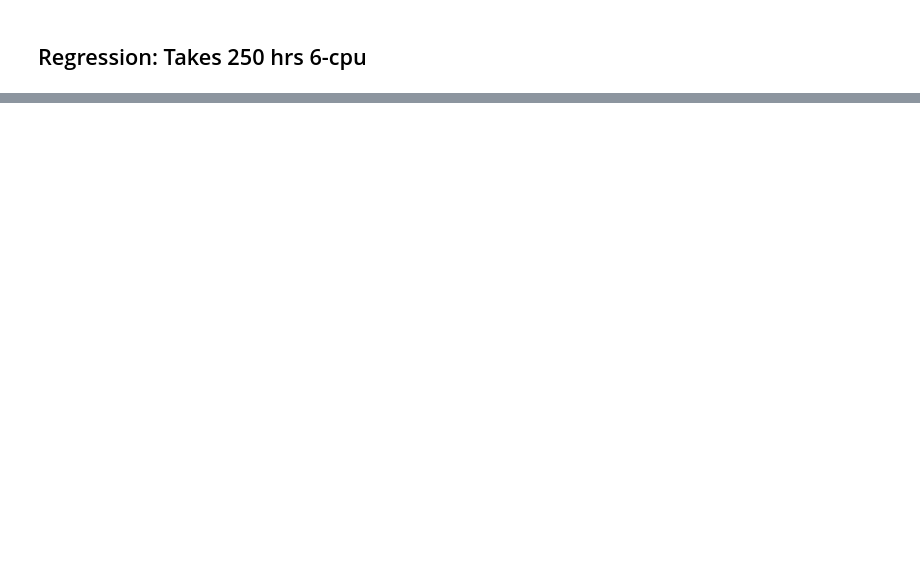
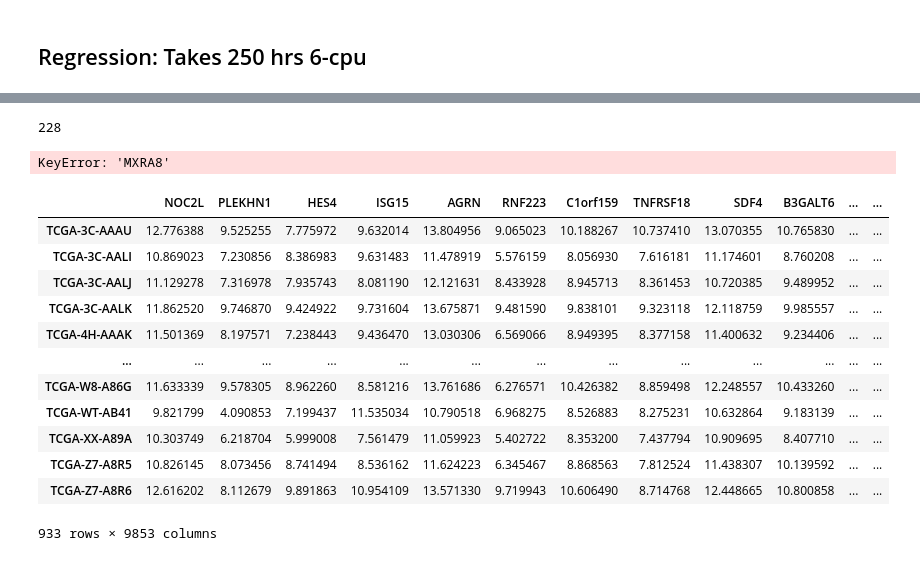
Before and after one commit to l1joseph/Multiscale_HRD_Classifier, a Jupyter notebook: Scripts/deconvo_reg.ipynb, the cells around one changed output, grey strips where cells are left out. Saved outputs shown, nothing was run; the diff lists cells and outputs as text; code cells hidden in the pictures; blank space fills up the shorter version.

```diff
--- a/Scripts/deconvo_reg.ipynb
+++ b/Scripts/deconvo_reg.ipynb
@@ -164,0 +526,29 @@ Name: TCGA-3C-AAAU, dtype: int64
+# %%
+pp_count = 0
+for i in ugh:
+    if i in queefs_df.index:
+        pp_count+=1
+pp_count
+# %% [output]
+228
+# %%
+for i in ugh:
+    print(calculate_scores(deconvo.loc[i]))
+# %% [output]
+KeyError: 'MXRA8'
+# %%
+deconvo
+# %% [output]
+|  | NOC2L | PLEKHN1 | HES4 | ISG15 | AGRN | RNF223 | C1orf159 | TNFRSF18 | SDF4 | B3GALT6 | ... | ... |
+| TCGA-3C-AAAU | 12.776388 | 9.525255 | 7.775972 | 9.632014 | 13.804956 | 9.065023 | 10.188267 | 10.737410 | 13.070355 | 10.765830 | ... | ... |
+| TCGA-3C-AALI | 10.869023 | 7.230856 | 8.386983 | 9.631483 | 11.478919 | 5.576159 | 8.056930 | 7.616181 | 11.174601 | 8.760208 | ... | ... |
+| TCGA-3C-AALJ | 11.129278 | 7.316978 | 7.935743 | 8.081190 | 12.121631 | 8.433928 | 8.945713 | 8.361453 | 10.720385 | 9.489952 | ... | ... |
+| TCGA-3C-AALK | 11.862520 | 9.746870 | 9.424922 | 9.731604 | 13.675871 | 9.481590 | 9.838101 | 9.323118 | 12.118759 | 9.985557 | ... | ... |
+| TCGA-4H-AAAK | 11.501369 | 8.197571 | 7.238443 | 9.436470 | 13.030306 | 6.569066 | 8.949395 | 8.377158 | 11.400632 | 9.234406 | ... | ... |
+| ... | ... | ... | ... | ... | ... | ... | ... | ... | ... | ... | ... | ... |
+| TCGA-W8-A86G | 11.633339 | 9.578305 | 8.962260 | 8.581216 | 13.761686 | 6.276571 | 10.426382 | 8.859498 | 12.248557 | 10.433260 | ... | ... |
+| TCGA-WT-AB41 | 9.821799 | 4.090853 | 7.199437 | 11.535034 | 10.790518 | 6.968275 | 8.526883 | 8.275231 | 10.632864 | 9.183139 | ... | ... |
+| TCGA-XX-A89A | 10.303749 | 6.218704 | 5.999008 | 7.561479 | 11.059923 | 5.402722 | 8.353200 | 7.437794 | 10.909695 | 8.407710 | ... | ... |
+| TCGA-Z7-A8R5 | 10.826145 | 8.073456 | 8.741494 | 8.536162 | 11.624223 | 6.345467 | 8.868563 | 7.812524 | 11.438307 | 10.139592 | ... | ... |
+| TCGA-Z7-A8R6 | 12.616202 | 8.112679 | 9.891863 | 10.954109 | 13.571330 | 9.719943 | 10.606490 | 8.714768 | 12.448665 | 10.800858 | ... | ... |
+933 rows × 9853 columns
```
Also changed, not shown: parts of 19 cells of this notebook.
